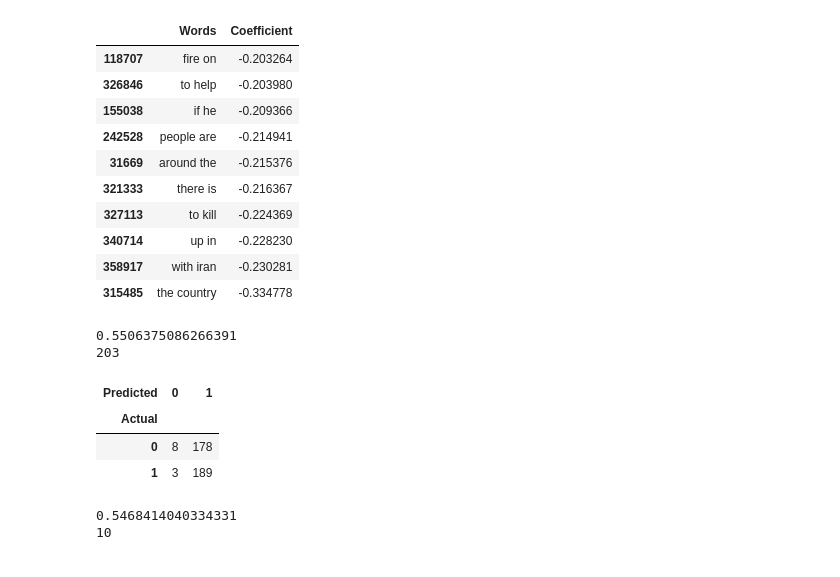
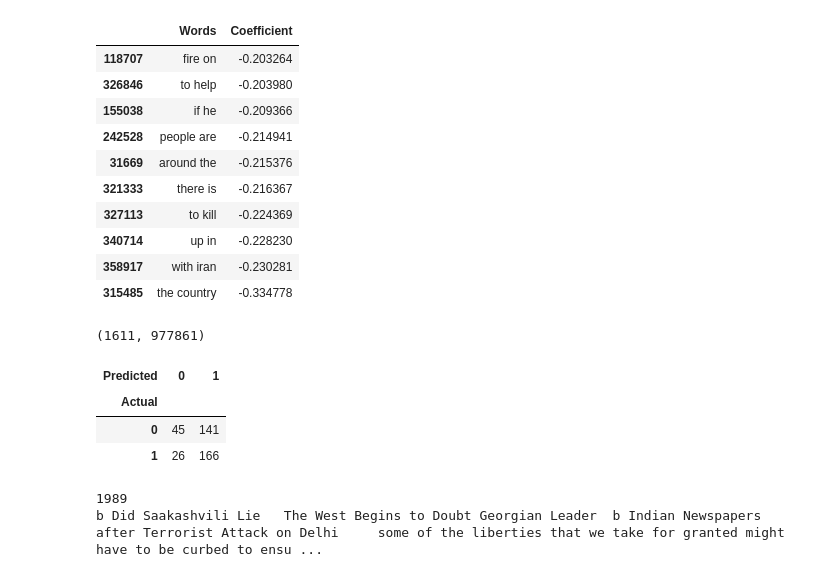
Before and after one commit to luzonghaoa/ML_project, a Jupyter notebook: ori.ipynb, the cells around one changed output. Saved outputs shown, nothing was run; the diff lists cells and outputs as text; code cells hidden in the pictures.

```diff
--- a/ori.ipynb
+++ b/ori.ipynb
@@ -167,4 +178,35 @@ advcoeffdf.tail(10)
 | 340714 | up in | -0.228230 |
 | 358917 | with iran | -0.230281 |
 | 315485 | the country | -0.334778 |
+# %%
+advancedvectorizer = CountVectorizer(ngram_range=(2,3))
+advancedtrain = advancedvectorizer.fit_transform(trainheadlines)
+print(advancedtrain.shape)
+# %% [output]
+(1611, 977861)
+# %%
+advancedmodel2 = LogisticRegression(solver='lbfgs', max_iter=10000)
+advancedmodel2 = advancedmodel.fit(advancedtrain, train["Label"])
+testheadlines = []
+for row in range(0,len(test.index)):
+    testheadlines.append(' '.join(str(x) for x in test.iloc[row,2:27]))
+advancedtest2 = advancedvectorizer.transform(testheadlines)
+advpredictions = advancedmodel2.predict(advancedtest2)
+pd.crosstab(test["Label"], advpredictions, rownames=["Actual"], colnames=["Predicted"])
+# %% [output]
+| Predicted | 0 | 1 |
+| Actual |  |  |
+| 0 | 45 | 141 |
+| 1 | 26 | 166 |
+# %%
+slicedData = data.iloc[:,2:27]
+slicedData.replace(to_replace="[^a-zA-Z]", value=" ", regex=True, inplace=True)
+wholelines = []
+for row in range(0,len(slicedData.index)):
+    wholelines.append(' '.join(str(x) for x in slicedData.iloc[row,0:25]))
+print(len(wholelines))
+print(wholelines[25])
+# %% [output]
+1989
+b Did Saakashvili Lie   The West Begins to Doubt Georgian Leader  b Indian Newspapers after Terrorist Attack on Delhi     some of the liberties that we take for granted might have to be curbed to ensu ...
 # %%
@@ -173,25 +214,0 @@ from sklearn.neighbors import KNeighborsClassifier
-# %%
-best_i = 1
-acc = 0.0
-for i in range(1,501):
-    basic_knn = KNeighborsClassifier(n_neighbors = i)
-    score_knn = cross_val_score(basic_knn, basictrain, train['Label'], scoring='accuracy', cv=10)
-    if acc < score_knn.mean():
-        best_i = i
-        acc = score_knn.mean()
-basic_knn = KNeighborsClassifier(n_neighbors = best_i)
-basic_knn.fit(basictrain, train['Label'])
-acc_basic_knn = acc
-print(acc)
-print(best_i)
-predictions = basic_knn.predict(basictest)
-# %% [output]
-0.5506375086266391
-203
-# %%
-pd.crosstab(test["Label"], predictions, rownames=["Actual"], colnames=["Predicted"])
-# %% [output]
-| Predicted | 0 | 1 |
-| Actual |  |  |
-| 0 | 8 | 178 |
-| 1 | 3 | 189 |
@@ -200,18 +214,0 @@ from sklearn.ensemble import AdaBoostClassifier
-# %%
-best_i = 1
-acc = 0.0
-for i in range(1,501):
-    advanced_knn = KNeighborsClassifier(n_neighbors = i)
-    score_knn = cross_val_score(advanced_knn, advancedtrain, train['Label'], scoring='accuracy', cv=10)
-    if acc < score_knn.mean():
-        best_i = i
-        acc = score_knn.mean()
-advanced_knn = KNeighborsClassifier(n_neighbors = best_i)
-advanced_knn.fit(advancedtrain, train['Label'])
-acc_knn = acc
-print(acc)
-print(best_i)
-predictions = advanced_knn.predict(advancedtest)
-# %% [output]
-0.5468414040334331
-10
```
Also changed, not shown: parts of 28 cells of this notebook, 7 other files.
